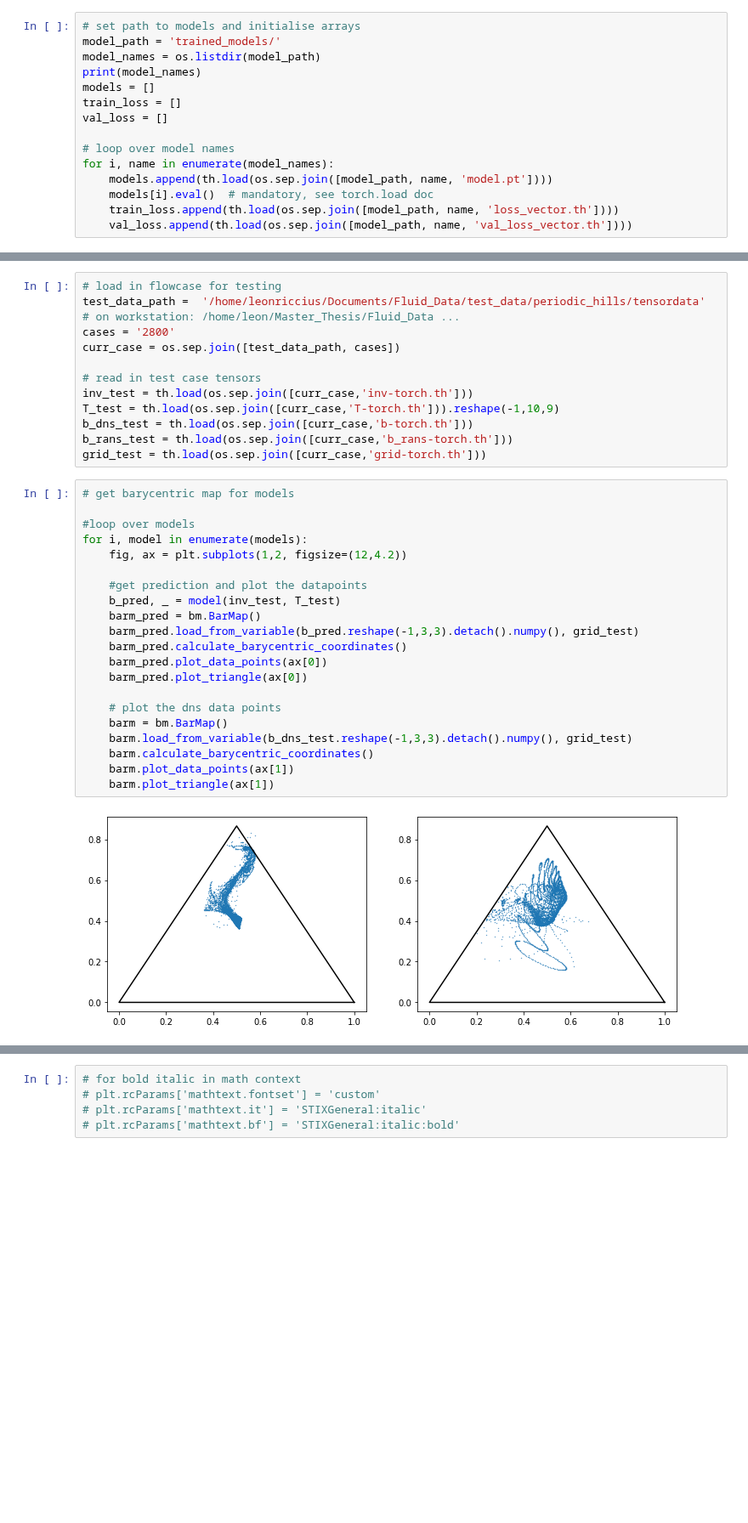
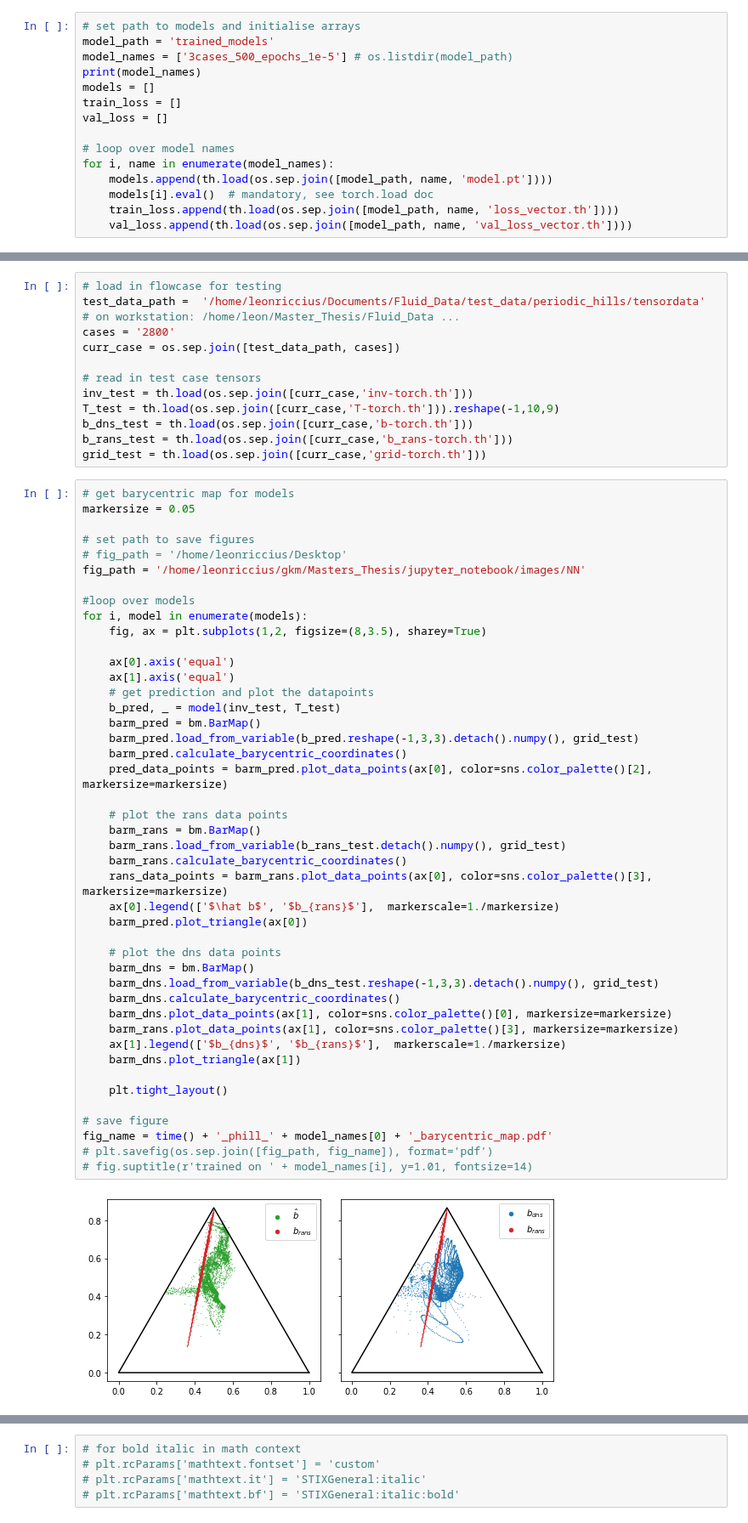
Before and after one commit to leonrccs/data_driven_rans, a Jupyter notebook: notebooks/compare_nn.ipynb, the cells around one changed output, grey strips where cells are left out. Shown at 85% size. Saved outputs shown, nothing was run; the diff lists cells and outputs as text; blank space fills up the shorter version.

Commit message:
improved plotting

```diff
--- a/notebooks/compare_nn.ipynb
+++ b/notebooks/compare_nn.ipynb
@@ -32,8 +33,8 @@ def time():
     return datetime.datetime.now().strftime("%y-%m-%d_%H-%M")
 # %%
 # set path to models and initialise arrays
-model_path = 'trained_models/'
-model_names = os.listdir(model_path)
+model_path = 'trained_models'
+model_names = ['3cases_500_epochs_1e-5'] # os.listdir(model_path)
 print(model_names)
 models = []
 train_loss = []
@@ -80,24 +81,47 @@ b_rans_test = th.load(os.sep.join([curr_case,'b_rans-torch.th']))
 grid_test = th.load(os.sep.join([curr_case,'grid-torch.th']))
 # %%
 # get barycentric map for models
+markersize = 0.05
+
+# set path to save figures
+# fig_path = '/home/leonriccius/Desktop'
+fig_path = '/home/leonriccius/gkm/Masters_Thesis/jupyter_notebook/images/NN'
 
 #loop over models
 for i, model in enumerate(models):
-    fig, ax = plt.subplots(1,2, figsize=(12,4.2))
+    fig, ax = plt.subplots(1,2, figsize=(8,3.5), sharey=True)
 
-    #get prediction and plot the datapoints
+    ax[0].axis('equal')
+    ax[1].axis('equal')
+    # get prediction and plot the datapoints
     b_pred, _ = model(inv_test, T_test)
     barm_pred = bm.BarMap()
     barm_pred.load_from_variable(b_pred.reshape(-1,3,3).detach().numpy(), grid_test)
     barm_pred.calculate_barycentric_coordinates()
-    barm_pred.plot_data_points(ax[0])
+    pred_data_points = barm_pred.plot_data_points(ax[0], color=sns.color_palette()[2], markersize=markersize)
+
+    # plot the rans data points
+    barm_rans = bm.BarMap()
+    barm_rans.load_from_variable(b_rans_test.detach().numpy(), grid_test)
+    barm_rans.calculate_barycentric_coordinates()
+    rans_data_points = barm_rans.plot_data_points(ax[0], color=sns.color_palette()[3], markersize=markersize)
+    ax[0].legend(['$\hat b$', '$b_{rans}$'],  markerscale=1./markersize)
     barm_pred.plot_triangle(ax[0])
 
     # plot the dns data points
-    barm = bm.BarMap()
-    barm.load_from_variable(b_dns_test.reshape(-1,3,3).detach().numpy(), grid_test)
-    barm.calculate_barycentric_coordinates()
-    barm.plot_data_points(ax[1])
-    barm.plot_triangle(ax[1])
+    barm_dns = bm.BarMap()
+    barm_dns.load_from_variable(b_dns_test.reshape(-1,3,3).detach().numpy(), grid_test)
+    barm_dns.calculate_barycentric_coordinates()
+    barm_dns.plot_data_points(ax[1], color=sns.color_palette()[0], markersize=markersize)
+    barm_rans.plot_data_points(ax[1], color=sns.color_palette()[3], markersize=markersize)
+    ax[1].legend(['$b_{dns}$', '$b_{rans}$'],  markerscale=1./markersize)
+    barm_dns.plot_triangle(ax[1])
+
+    plt.tight_layout()
+
+# save figure
+fig_name = time() + '_phill_' + model_names[0] + '_barycentric_map.pdf'
+# plt.savefig(os.sep.join([fig_path, fig_name]), format='pdf')
+# fig.suptitle(r'trained on ' + model_names[i], y=1.01, fontsize=14)
 # %% [output]
-[figure, old version]
+[figure, new version]
```
Also changed, not shown: parts of 9 cells of this notebook.
